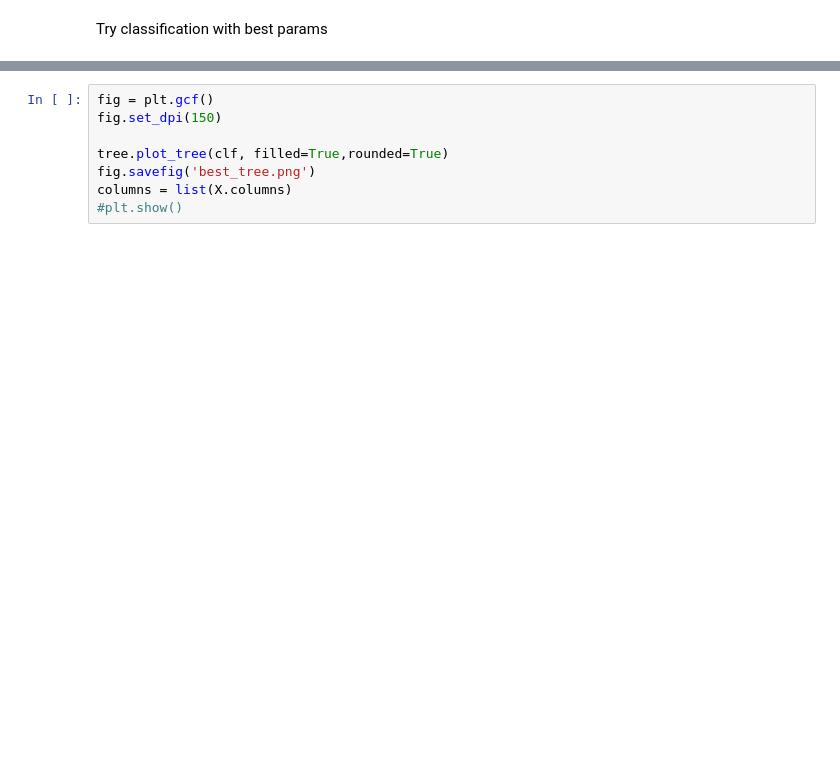
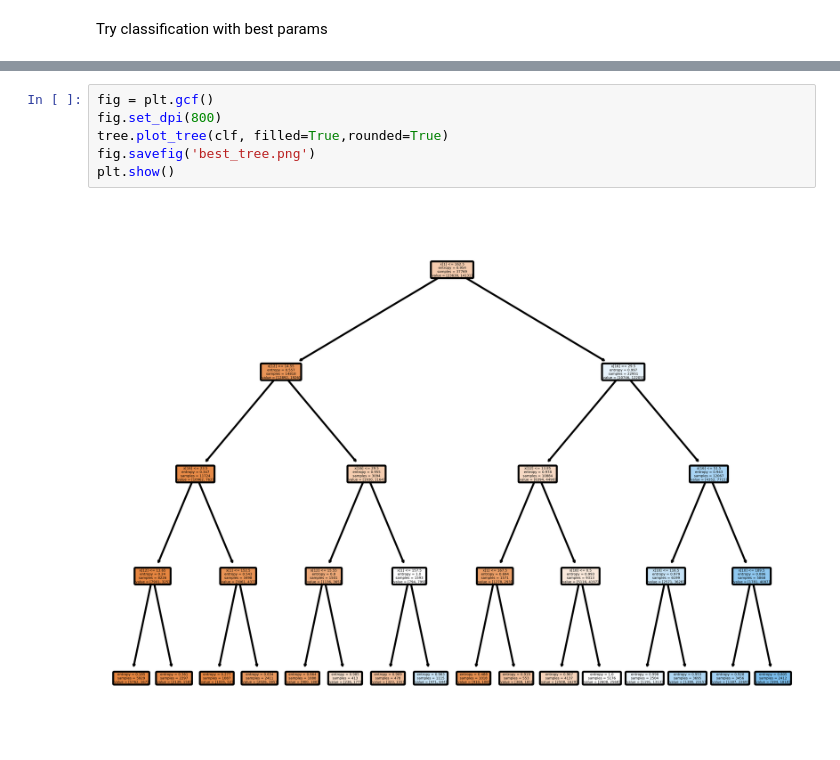
Before and after one commit to julisahun/MD-FIB, a Jupyter notebook: practica2/src/decision_trees.ipynb, the cells around one changed output, grey strips where cells are left out. Cells and saved outputs as stored; diff of their text form; blank space fills up the shorter version.

```diff
--- a/practica2/src/decision_trees.ipynb
+++ b/practica2/src/decision_trees.ipynb
@@ -146,8 +146,8 @@ Interval of confidence: (0.7643287193048187, 0.7772787434739543)
 # %%
 fig = plt.gcf()
-fig.set_dpi(150)
-
+fig.set_dpi(800)
 tree.plot_tree(clf, filled=True,rounded=True)
 fig.savefig('best_tree.png')
-columns = list(X.columns)
-#plt.show()
+plt.show()
+# %% [output]
+[figure, added]
```
Also changed, not shown: parts of 2 cells of this notebook.
